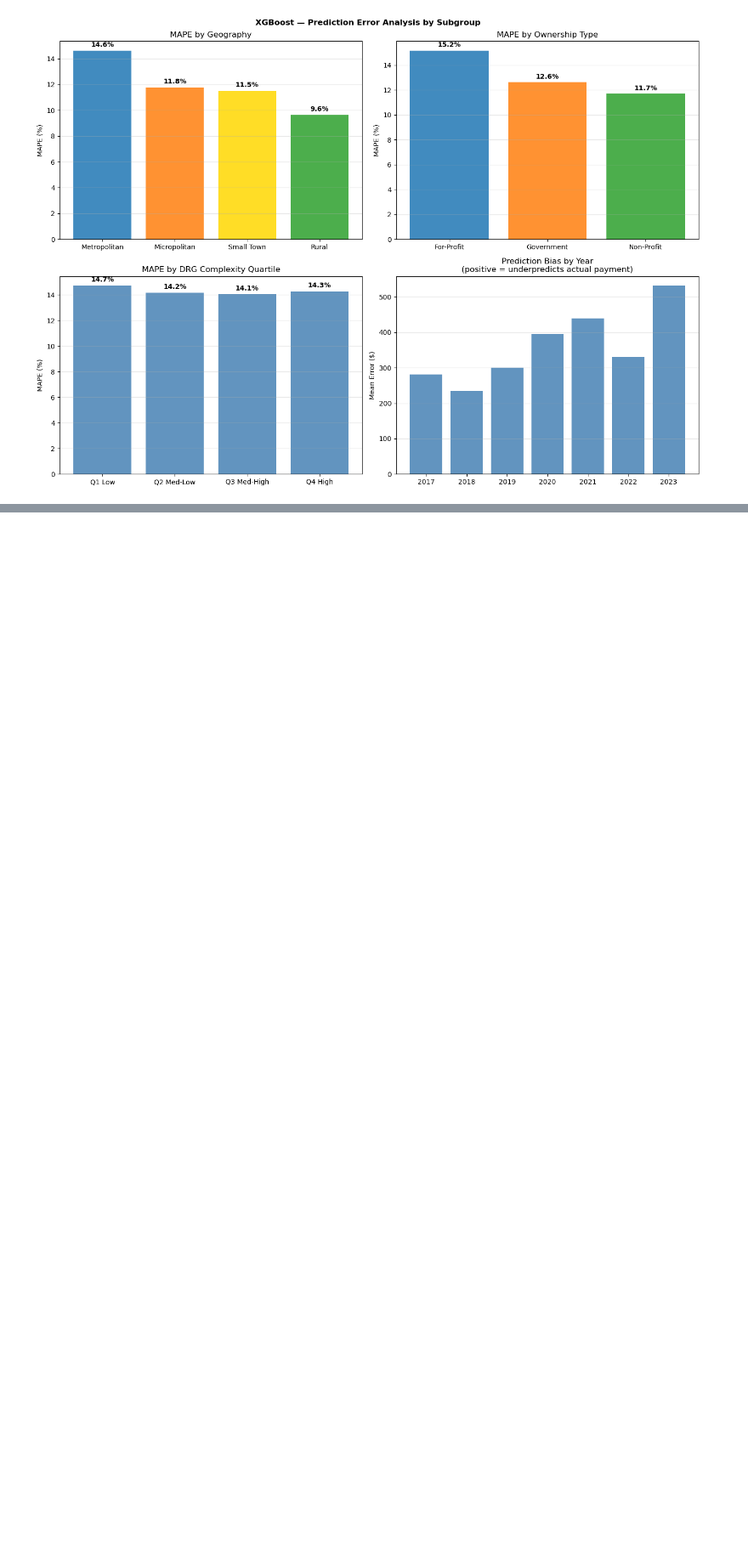
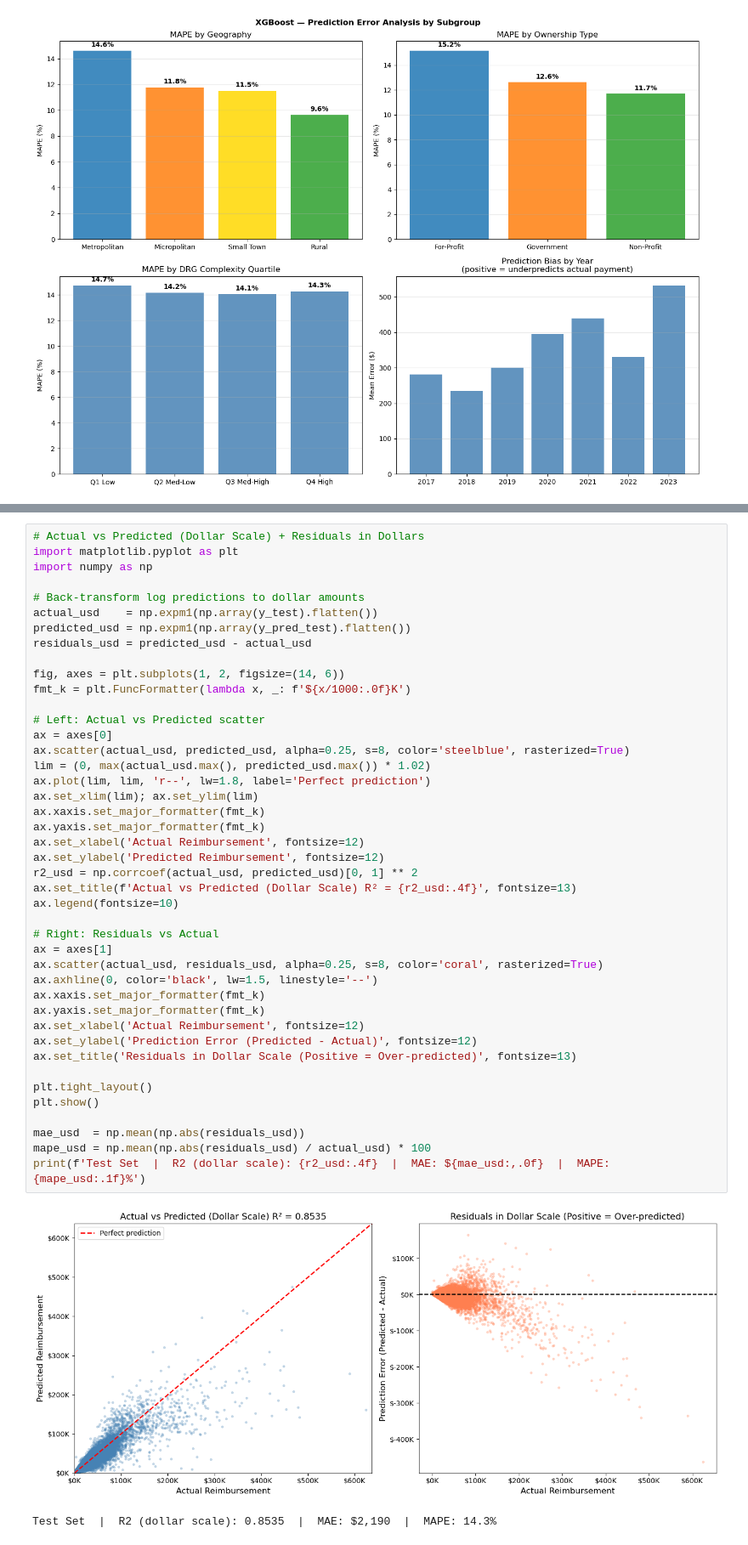
Before and after one commit to AlphonsaSruthi/MedicareDataAnalysis, a Jupyter notebook: Scripts/04_Modeling_RQ3.ipynb, the cells around one changed output, grey strips where cells are left out. Shown at 85% size. Drawn from its saved outputs; the diff is of its cells as text; blank space fills up the shorter version.

```diff
--- a/Scripts/04_Modeling_RQ3.ipynb
+++ b/Scripts/04_Modeling_RQ3.ipynb
@@ -1143,0 +1181,46 @@ All three ownership types show a **consistent positive bias** (model slightly ov
+# %%
+# Actual vs Predicted (Dollar Scale) + Residuals in Dollars
+import matplotlib.pyplot as plt
+import numpy as np
+
+# Back-transform log predictions to dollar amounts
+actual_usd    = np.expm1(np.array(y_test).flatten())
+predicted_usd = np.expm1(np.array(y_pred_test).flatten())
+residuals_usd = predicted_usd - actual_usd
+
+fig, axes = plt.subplots(1, 2, figsize=(14, 6))
+fmt_k = plt.FuncFormatter(lambda x, _: f'${x/1000:.0f}K')
+
+# Left: Actual vs Predicted scatter
+ax = axes[0]
+ax.scatter(actual_usd, predicted_usd, alpha=0.25, s=8, color='steelblue', rasterized=True)
+lim = (0, max(actual_usd.max(), predicted_usd.max()) * 1.02)
+ax.plot(lim, lim, 'r--', lw=1.8, label='Perfect prediction')
+ax.set_xlim(lim); ax.set_ylim(lim)
+ax.xaxis.set_major_formatter(fmt_k)
+ax.yaxis.set_major_formatter(fmt_k)
+ax.set_xlabel('Actual Reimbursement', fontsize=12)
+ax.set_ylabel('Predicted Reimbursement', fontsize=12)
+r2_usd = np.corrcoef(actual_usd, predicted_usd)[0, 1] ** 2
+ax.set_title(f'Actual vs Predicted (Dollar Scale) R² = {r2_usd:.4f}', fontsize=13)
+ax.legend(fontsize=10)
+
+# Right: Residuals vs Actual
+ax = axes[1]
+ax.scatter(actual_usd, residuals_usd, alpha=0.25, s=8, color='coral', rasterized=True)
+ax.axhline(0, color='black', lw=1.5, linestyle='--')
+ax.xaxis.set_major_formatter(fmt_k)
+ax.yaxis.set_major_formatter(fmt_k)
+ax.set_xlabel('Actual Reimbursement', fontsize=12)
+ax.set_ylabel('Prediction Error (Predicted - Actual)', fontsize=12)
+ax.set_title('Residuals in Dollar Scale (Positive = Over-predicted)', fontsize=13)
+
+plt.tight_layout()
+plt.show()
+
+mae_usd  = np.mean(np.abs(residuals_usd))
+mape_usd = np.mean(np.abs(residuals_usd) / actual_usd) * 100
+print(f'Test Set  |  R2 (dollar scale): {r2_usd:.4f}  |  MAE: ${mae_usd:,.0f}  |  MAPE: {mape_usd:.1f}%')
+# %% [output]
+[figure, added]
+Test Set  |  R2 (dollar scale): 0.8535  |  MAE: $2,190  |  MAPE: 14.3%
```
Also changed, not shown: parts of 13 cells of this notebook, 5 other files.
